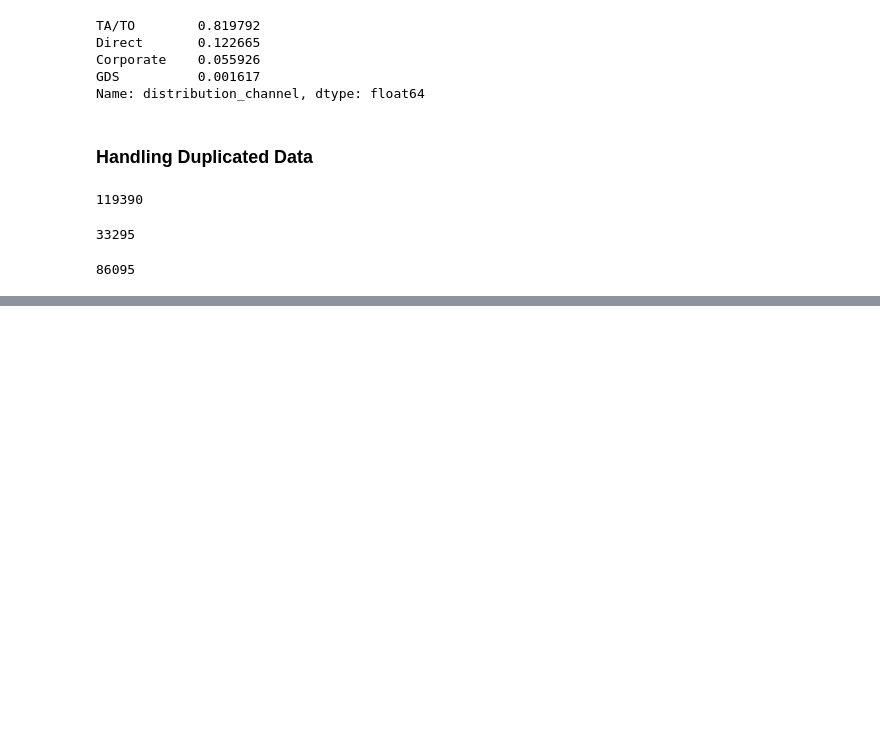
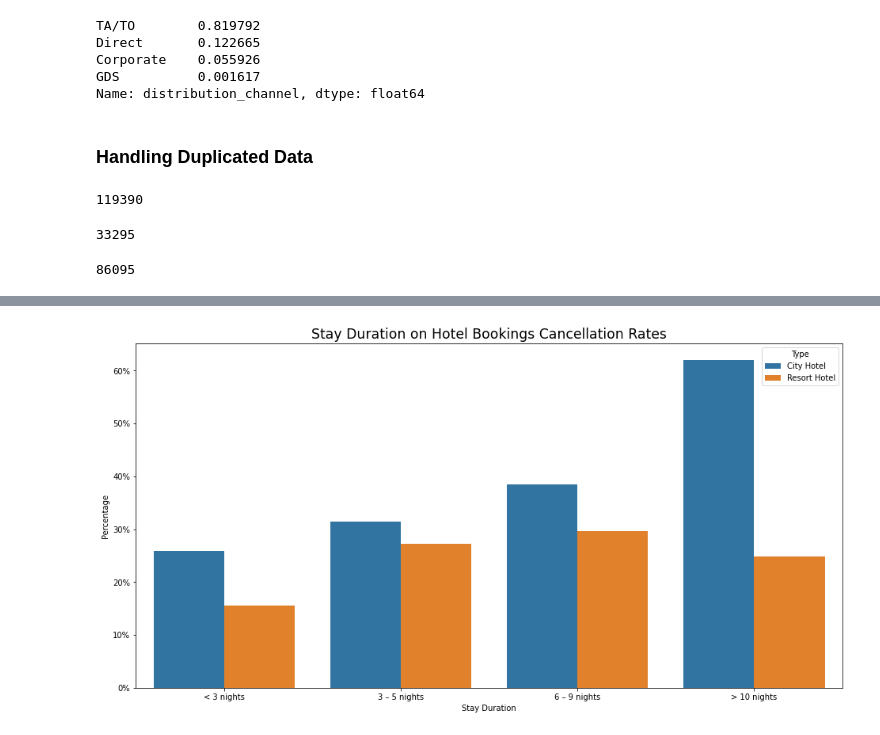
Before and after one commit to faisalydth/investigate-hotel, a Jupyter notebook: investigate_hotel.ipynb, the cells around one changed output, grey strips where cells are left out. Saved outputs shown, nothing was run; the diff lists cells and outputs as text; code cells hidden in the pictures; blank space fills up the shorter version.

```diff
--- a/investigate_hotel.ipynb
+++ b/investigate_hotel.ipynb
@@ -205,0 +370,5 @@ len(df) # after
+# %%
+stay_duration['total_stays_class'] = np.where(stay_duration['total_stays_in_nights'] < 3, '< 3 nights',
+                                              np.where((stay_duration['total_stays_in_nights'] >= 3) & (stay_duration['total_stays_in_nights'] < 6), '3 – 5 nights',
+                                                       np.where((stay_duration['total_stays_in_nights'] >= 6) & (stay_duration['total_stays_in_nights'] < 10), '6 – 9 nights', '> 10 nights')))
+stay_duration
@@ -205,0 +389,9 @@ len(df) # after
+# %%
+stay_duration_canceled = stay_duration.groupby(['hotel', 'total_stays_class', 'is_canceled']).size().reset_index().rename({0:'count'}, axis=1)
+stay_duration_canceled['count_class'] = stay_duration_canceled.groupby(['hotel', 'total_stays_class'])['count'].transform('sum')
+stay_duration_canceled['percentage'] = stay_duration_canceled['count'] / stay_duration_canceled['count_class']
+stay_duration_canceled = stay_duration_canceled.loc[stay_duration_canceled['is_canceled'] == 1]
+stay_duration_canceled = stay_duration_canceled.drop(['count_class', 'is_canceled'], axis=1)
+stay_duration_canceled['order'] = stay_duration_canceled['total_stays_class'].map({'< 3 nights':1, '3 – 5 nights':2, '6 – 9 nights':3, '> 10 nights':4})
+stay_duration_canceled = stay_duration_canceled.sort_values(['order']).reset_index(drop=True)
+stay_duration_canceled
@@ -205,0 +408,23 @@ len(df) # after
+# %%
+plt.subplots(figsize = (16, 8))
+
+plot_city = stay_duration_canceled.loc[stay_duration_canceled['hotel'] == 'City Hotel']
+plot_resort = stay_duration_canceled.loc[stay_duration_canceled['hotel'] == 'Resort  Hotel']
+
+# ax.bar(plot_city['total_stays_class'], plot_city['percentage'], width=0.4, align='edge', color='#ff99cc', label='City Hotel')
+# ax.bar(plot_resort['total_stays_class'], plot_resort['percentage'], width=0.4, align='center', color='#ccccff', label='Resort Hotel')
+sns.barplot(data=stay_duration_canceled, x='total_stays_class', y='percentage', hue='hotel')
+plt.xlabel('Stay Duration')
+plt.ylabel('Percentage')
+yticks = list(np.arange(0, 0.7, 0.1))
+yticks_pct = []
+for i in yticks:
+    x = "{:.0%}".format(i)
+    yticks_pct.append(x)
+plt.yticks(yticks, yticks_pct)
+plt.legend(title='Type')
+plt.title('Stay Duration on Hotel Bookings Cancellation Rates', size='xx-large')
+
+plt.show()
+# %% [output]
+[figure, added]
```
Also changed, not shown: parts of 18 cells of this notebook.
